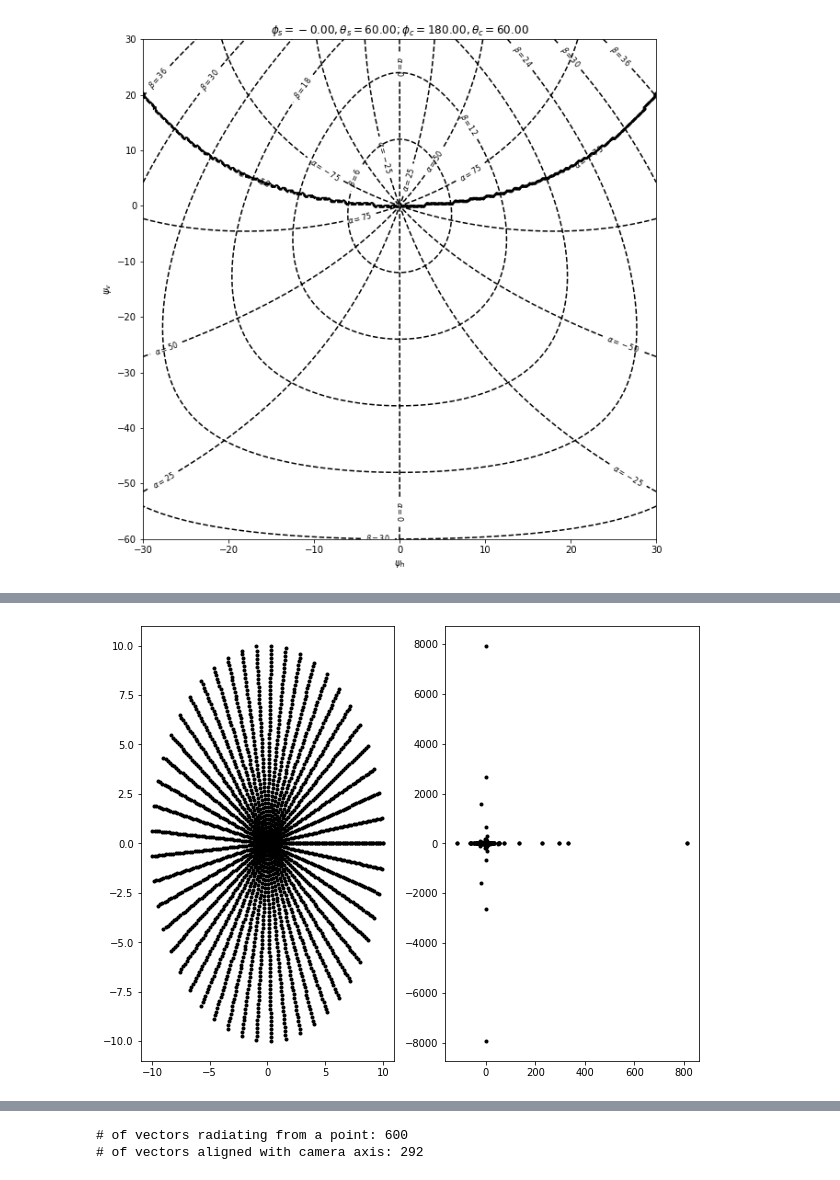
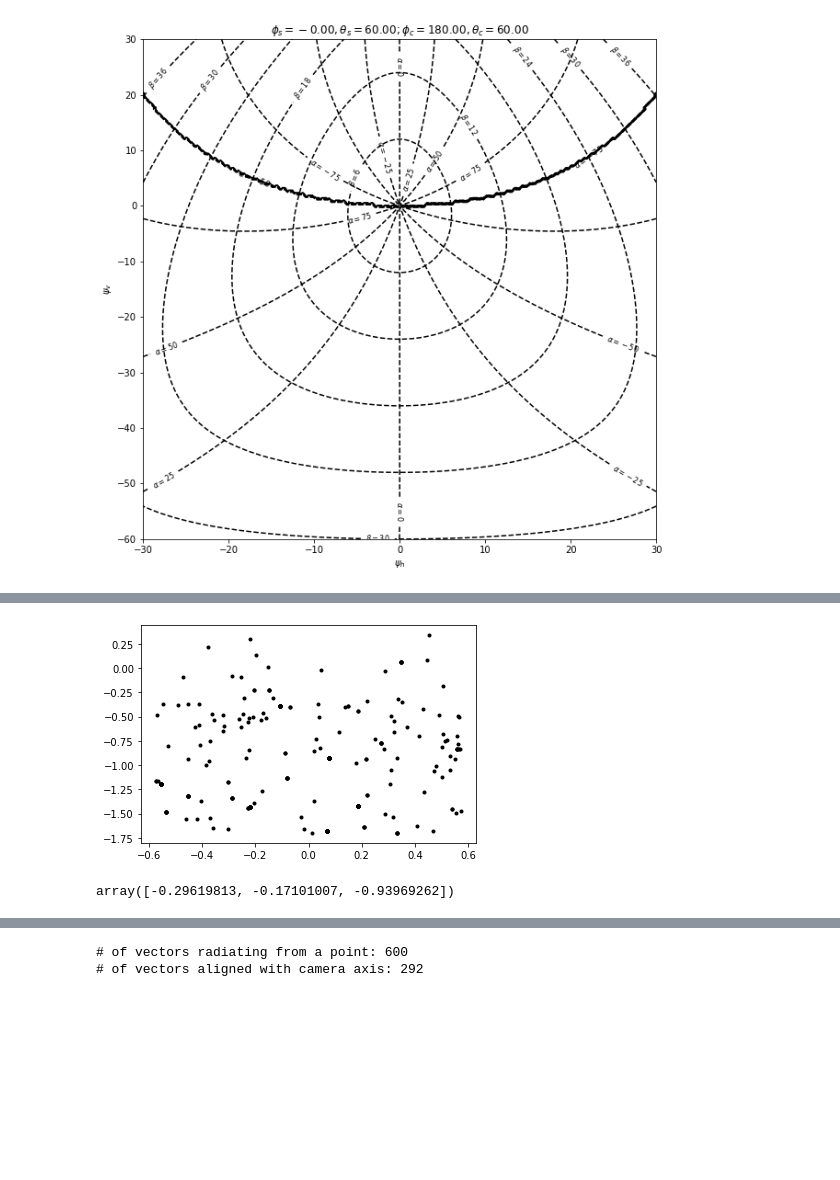
Before and after one commit to pakhuiying/wave_simulation, a Jupyter notebook: Cox_Munk_wave.ipynb, the cells around one changed output, grey strips where cells are left out. Drawn from its saved outputs; the diff is of its cells as text; code cells hidden in the pictures; blank space fills up the shorter version.

```diff
--- a/Cox_Munk_wave.ipynb
+++ b/Cox_Munk_wave.ipynb
@@ -1178,38 +1158,33 @@ glitter_pattern = GP.plot_glitter_pattern()
-# %%
-def get_pseudo_xi(xi_prime,camera_axis,f=1):
-    xi_prime = xi_prime/np.linalg.norm(xi_prime)
-    camera_axis = camera_axis/np.linalg.norm(camera_axis)
-    x = np.array([xi_prime[0],xi_prime[1],0])
-    x = x/np.linalg.norm(x)
-    i = np.array([1,0,0])
-    phi_prime = np.arccos(np.dot(x,i))
-    rot_mat = rt.wind_to_sun_rot(phi_prime)
-    xi_prime_sun = np.dot(rot_mat,xi_prime)
-    a_sun = np.dot(rot_mat,camera_axis)
-    azimuth_list = np.linspace(0,2*np.pi,50)
-    radius_list = np.linspace(0,10,50)
-    radius,azimuth = np.meshgrid(radius_list,azimuth_list)
-    psi_list = [(r*np.cos(azi),r*np.sin(azi)) for r,azi in zip(radius.flatten(),azimuth.flatten())]
-    psi_h = np.array([i[0] for i in psi_list])
-    psi_v = np.array([i[1] for i in psi_list])
-
-    t_h = f*np.tan(psi_h)
-    t_v = f*np.tan(psi_v)
-
-    xi_x_lambda = lambda f,t_h,t_v,a: ((f**2 + t_h**2 + t_v**2)**(-0.5))*(f*a[0] + t_v*a[2])
-    xi_y_lambda = lambda f,t_h,t_v,a: ((f**2 + t_h**2 + t_v**2)**(-0.5))*(-t_h)
-    xi_z_lambda = lambda f,t_h,t_v,a: ((f**2 + t_h**2 + t_v**2)**(-0.5))*(f*a[2] - a[0]*t_v)
-    xi = [np.array([xi_x_lambda(f,h,v,a_sun),xi_y_lambda(f,h,v,a_sun),xi_z_lambda(f,h,v,a_sun)]) for h,v in zip(t_h,t_v)]
-
-    fig,ax = plt.subplots(1,2,figsize=(10,8))
-    ax[0].plot(psi_h,psi_v,'k.')
-
-    ax[1].plot(t_h,t_v,'k.')
-    plt.show()
-
-    # specular = [True for x in xi if np.dot(x,a_sun)< 0]
-    return t_h,t_v
-
-t_h,t_v = get_pseudo_xi(xi_prime,camera_axis)
-# %% [output]
-[figure, removed]
+# %%
+t_h = [i['t_h'] for i in glitter_pattern]
+t_v = [i['t_v'] for i in glitter_pattern]
+plt.figure()
+plt.plot(t_h,t_v,'k.')
+plt.show()
+# %% [output]
+[figure, added]
+# %%
+def get_xi_prime(solar_altitude,solar_azimuth):
+    """
+    returns unit xi_prime, directed downwards, towards azimuth
+    """
+    # location of sun
+    solar_zenith = (90 - solar_altitude)
+    theta_s = solar_zenith/180*np.pi
+    phi_s = solar_azimuth/180*np.pi
+    # direction of where ray is travelling
+    theta = np.pi - theta_s
+    phi = (phi_s + np.pi)%(2*np.pi) #modulo 360
+    ray_zenith = theta
+    ray_azimuth = phi
+    xi_prime = np.array([np.sin(theta)*np.cos(phi),np.sin(theta)*np.sin(phi),np.cos(theta)])
+    # xi_prime = np.array([self.d*np.cos(self.azimuth),self.d*np.sin(self.azimuth),-self.n_max]) # target where the ray hits the horizontal surface i.e. distance from p_h to target
+    t = xi_prime/np.linalg.norm(xi_prime) # ray is directed
+    # lambda_t = lambda t,p: t + np.array([p[0],p[1],0])
+    # points_within_HD = self.get_points_within_HD()
+    # unit_xi_prime = [(lambda_t(t,p)-p) for p in points_within_HD]
+    return t
+
+get_xi_prime(solar_altitude = 70,solar_azimuth = 30)
+# %% [output]
+array([-0.29619813, -0.17101007, -0.93969262])
```
Also changed, not shown: parts of 9 cells of this notebook, 1 other file.
